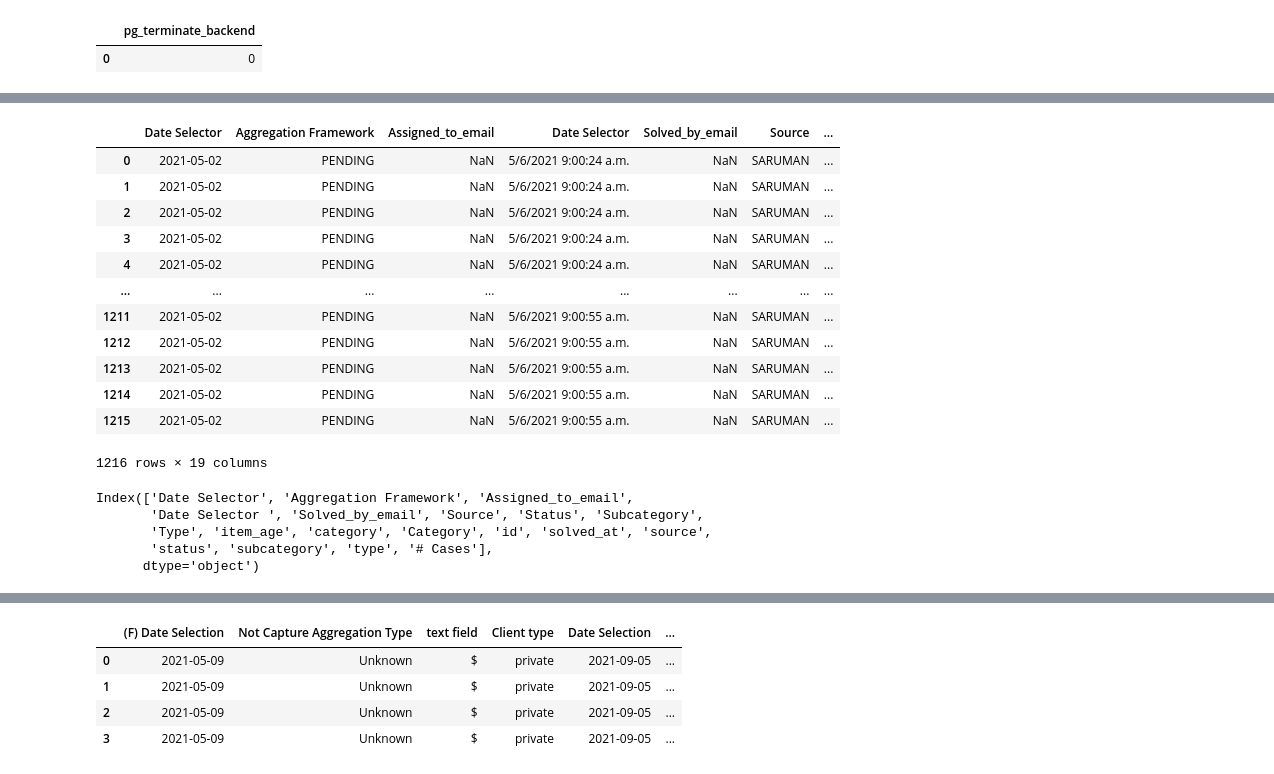
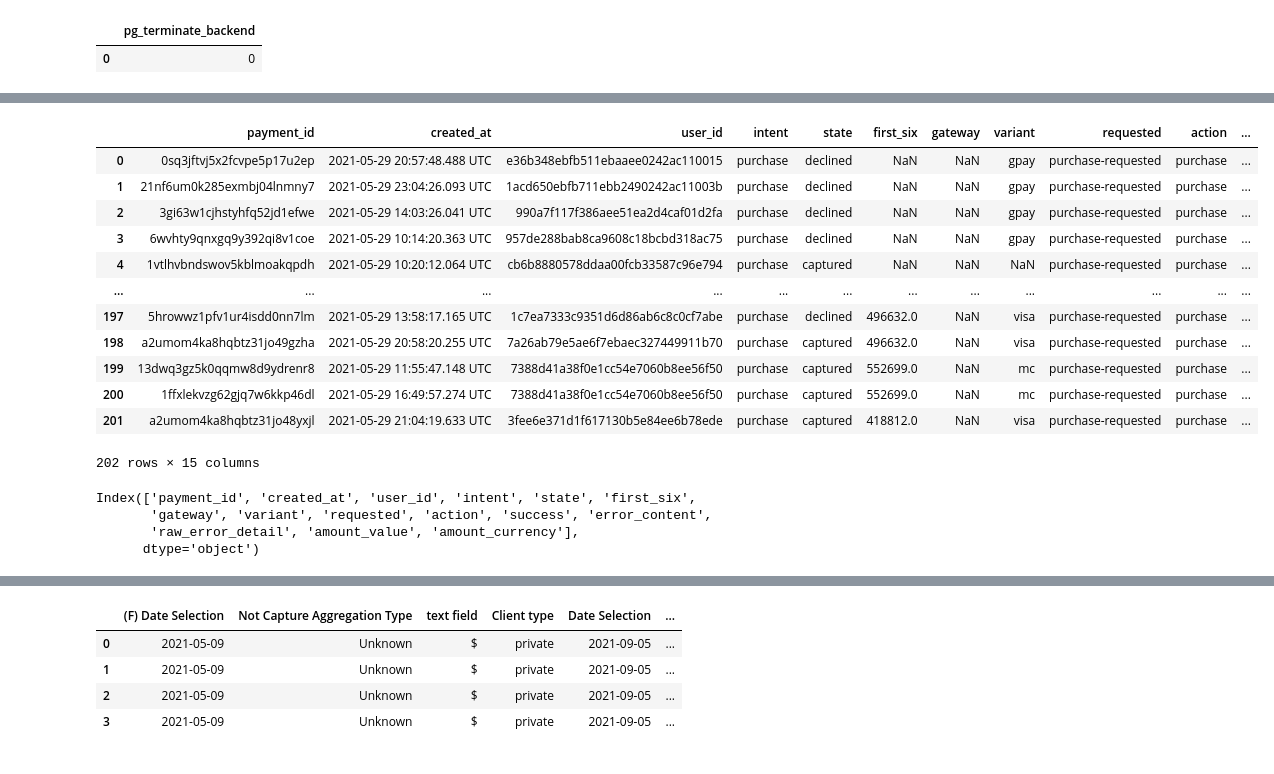
Before and after one commit to scanasca10/ATOM, a Jupyter notebook: PLAY2.ipynb, the cells around one changed output, grey strips where cells are left out. Cells and saved outputs as stored; diff of their text form; code cells hidden in the pictures.

```diff
--- a/PLAY2.ipynb
+++ b/PLAY2.ipynb
@@ -183,25 +144,24 @@ data
 # %%
-data = pd.read_excel('/Users/santiagocanas/Downloads/fraq.xlsx')
+data = pd.read_excel('/Users/santiagocanas/Downloads/test.xlsx')
 data
 # %% [output]
-|  | Date Selector | Aggregation Framework | Assigned_to_email | Date Selector | Solved_by_email | Source | ... |
-| 0 | 2021-05-02 | PENDING | NaN | 5/6/2021 9:00:24 a.m. | NaN | SARUMAN | ... |
-| 1 | 2021-05-02 | PENDING | NaN | 5/6/2021 9:00:24 a.m. | NaN | SARUMAN | ... |
-| 2 | 2021-05-02 | PENDING | NaN | 5/6/2021 9:00:24 a.m. | NaN | SARUMAN | ... |
-| 3 | 2021-05-02 | PENDING | NaN | 5/6/2021 9:00:24 a.m. | NaN | SARUMAN | ... |
-| 4 | 2021-05-02 | PENDING | NaN | 5/6/2021 9:00:24 a.m. | NaN | SARUMAN | ... |
-| ... | ... | ... | ... | ... | ... | ... | ... |
-| 1211 | 2021-05-02 | PENDING | NaN | 5/6/2021 9:00:55 a.m. | NaN | SARUMAN | ... |
-| 1212 | 2021-05-02 | PENDING | NaN | 5/6/2021 9:00:55 a.m. | NaN | SARUMAN | ... |
-| 1213 | 2021-05-02 | PENDING | NaN | 5/6/2021 9:00:55 a.m. | NaN | SARUMAN | ... |
-| 1214 | 2021-05-02 | PENDING | NaN | 5/6/2021 9:00:55 a.m. | NaN | SARUMAN | ... |
-| 1215 | 2021-05-02 | PENDING | NaN | 5/6/2021 9:00:55 a.m. | NaN | SARUMAN | ... |
+|  | payment_id | created_at | user_id | intent | state | first_six | gateway | variant | requested | action | ... |
+| 0 | 0sq3jftvj5x2fcvpe5p17u2ep | 2021-05-29 20:57:48.488 UTC | e36b348ebfb511ebaaee0242ac110015 | purchase | declined | NaN | NaN | gpay | purchase-requested | purchase | ... |
+| 1 | 21nf6um0k285exmbj04lnmny7 | 2021-05-29 23:04:26.093 UTC | 1acd650ebfb711ebb2490242ac11003b | purchase | declined | NaN | NaN | gpay | purchase-requested | purchase | ... |
+| 2 | 3gi63w1cjhstyhfq52jd1efwe | 2021-05-29 14:03:26.041 UTC | 990a7f117f386aee51ea2d4caf01d2fa | purchase | declined | NaN | NaN | gpay | purchase-requested | purchase | ... |
+| 3 | 6wvhty9qnxgq9y392qi8v1coe | 2021-05-29 10:14:20.363 UTC | 957de288bab8ca9608c18bcbd318ac75 | purchase | declined | NaN | NaN | gpay | purchase-requested | purchase | ... |
+| 4 | 1vtlhvbndswov5kblmoakqpdh | 2021-05-29 10:20:12.064 UTC | cb6b8880578ddaa00fcb33587c96e794 | purchase | captured | NaN | NaN | NaN | purchase-requested | purchase | ... |
+| ... | ... | ... | ... | ... | ... | ... | ... | ... | ... | ... | ... |
+| 197 | 5hrowwz1pfv1ur4isdd0nn7lm | 2021-05-29 13:58:17.165 UTC | 1c7ea7333c9351d6d86ab6c8c0cf7abe | purchase | declined | 496632.0 | NaN | visa | purchase-requested | purchase | ... |
+| 198 | a2umom4ka8hqbtz31jo49gzha | 2021-05-29 20:58:20.255 UTC | 7a26ab79e5ae6f7ebaec327449911b70 | purchase | captured | 496632.0 | NaN | visa | purchase-requested | purchase | ... |
+| 199 | 13dwq3gz5k0qqmw8d9ydrenr8 | 2021-05-29 11:55:47.148 UTC | 7388d41a38f0e1cc54e7060b8ee56f50 | purchase | captured | 552699.0 | NaN | mc | purchase-requested | purchase | ... |
+| 200 | 1ffxlekvzg62gjq7w6kkp46dl | 2021-05-29 16:49:57.274 UTC | 7388d41a38f0e1cc54e7060b8ee56f50 | purchase | captured | 552699.0 | NaN | mc | purchase-requested | purchase | ... |
+| 201 | a2umom4ka8hqbtz31jo48yxjl | 2021-05-29 21:04:19.633 UTC | 3fee6e371d1f617130b5e84ee6b78ede | purchase | captured | 418812.0 | NaN | visa | purchase-requested | purchase | ... |
-1216 rows × 19 columns
+202 rows × 15 columns
 # %%
 data.columns
 # %% [output]
-Index(['Date Selector', 'Aggregation Framework', 'Assigned_to_email',
-       'Date Selector ', 'Solved_by_email', 'Source', 'Status', 'Subcategory',
-       'Type', 'item_age', 'category', 'Category', 'id', 'solved_at', 'source',
-       'status', 'subcategory', 'type', '# Cases'],
+Index(['payment_id', 'created_at', 'user_id', 'intent', 'state', 'first_six',
+       'gateway', 'variant', 'requested', 'action', 'success', 'error_content',
+       'raw_error_detail', 'amount_value', 'amount_currency'],
       dtype='object')
```
Also changed, not shown: parts of 24 cells of this notebook.
